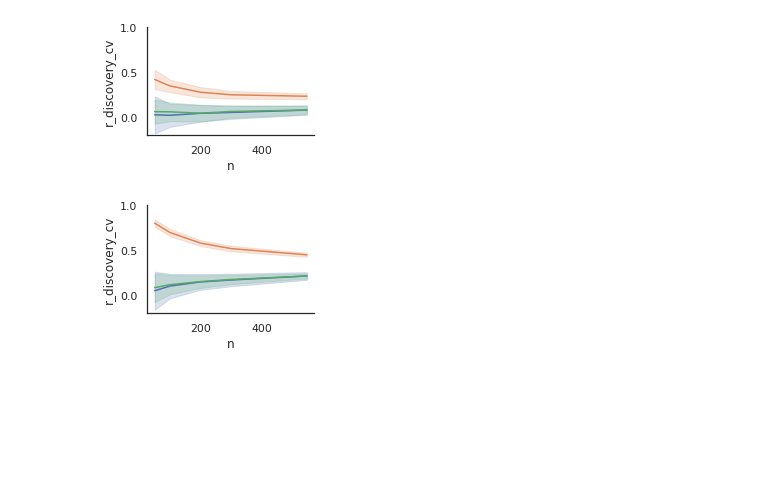
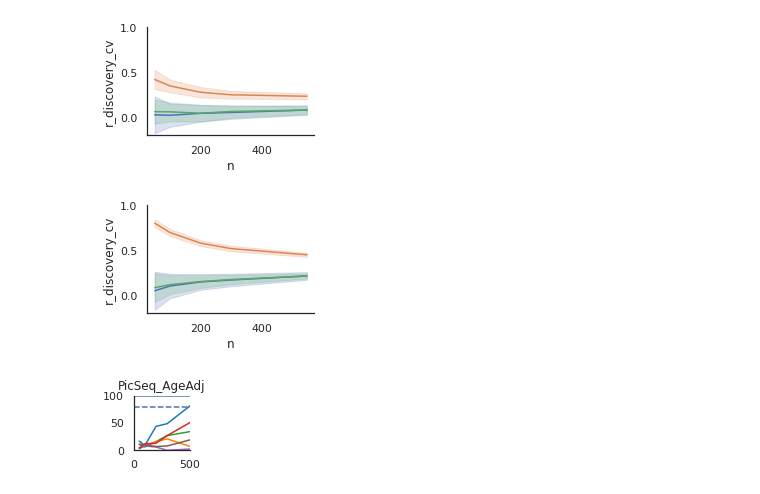
Before and after one commit to spisakt/BWAS_comment, a Jupyter notebook: plot_results_CT.ipynb, the cells around one changed output. Cells and saved outputs as stored; diff of their text form; code cells hidden in the pictures; blank space fills up the shorter version.

Commit message:
- motion analysis - figures patched

```diff
--- a/plot_results_CT.ipynb
+++ b/plot_results_CT.ipynb
@@ -311,8 +311,8 @@ sns.set_style("white")
 # Replicability of:
 feature = 'FS_CT'
 model = "Ridge"
-df = pd.read_csv('results_thck_' + model + '.csv')
-df_null = pd.read_csv('results_thck_null_' + model + '.csv')
+df = pd.read_csv('res/results_thck_' + model + '.csv')
+df_null = pd.read_csv('res/results_thck_null_' + model + '.csv')
 
 fig, axes = plt.subplots(6, sharex=True, sharey=True)
 cols = ['tab:blue', 'tab:green', 'tab:orange', 'tab:purple', 'tab:red', 'tab:cyan']
@@ -350,8 +350,8 @@ sns.set_style("whitegrid")
 # Replicability of:
 feature = 'FS_CT'
 model = "PCA_SVR"
-df = pd.read_csv('results_thck_' + model + '.csv')
-df_null = pd.read_csv('results_thck_null_' + model + '.csv')
+df = pd.read_csv('res/results_thck_' + model + '.csv')
+df_null = pd.read_csv('res/results_thck_null_' + model + '.csv')
 
 fig, axes = plt.subplots(6, sharex=True, sharey=True)
 cols = ['tab:blue', 'tab:green', 'tab:orange', 'tab:purple', 'tab:red', 'tab:cyan']
@@ -367,6 +367,8 @@ for i_target, target in enumerate(['age', 'CogTotalComp_AgeAdj', 'PMAT24_A_CR',
             r_discovery_threshold = np.quantile(tmp2_null.r_discovery_cv.dropna(), 1-alpha)
 
             power[i] = (tmp2['r_discovery_cv']>=r_discovery_threshold).sum() / len(tmp2['r_discovery_cv']) * 100
+            if n>400:
+                print(power[i])
 
     sns.lineplot(x=tmp.n.unique(), y=power, color=cols[i_target], ax=axes[i_target]).set(title=target)
     #fig.xlim((50,500))
@@ -384,8 +392,8 @@ sns.set_style("whitegrid")
 # Replicability of:
 feature = 'FS_CT'
 model = "Ridge"
-df = pd.read_csv('results_thck_' + model + '.csv')
-df_null = pd.read_csv('results_thck_null_' + model + '.csv')
+df = pd.read_csv('res/results_thck_' + model + '.csv')
+df_null = pd.read_csv('res/results_thck_null_' + model + '.csv')
 
 fig, axes = plt.subplots(6, sharex=True, sharey=True)
 cols = ['tab:blue', 'tab:green', 'tab:orange', 'tab:purple', 'tab:red', 'tab:cyan']
@@ -401,6 +409,8 @@ for i_target, target in enumerate(['age', 'CogTotalComp_AgeAdj', 'PMAT24_A_CR',
             r_discovery_threshold = np.quantile(tmp2_null.r_discovery_cv.dropna(), 1-alpha)
 
             power[i] = (tmp2['r_discovery_cv']>=r_discovery_threshold).sum() / len(tmp2['r_discovery_cv']) * 100
+            if n>400:
+                print(power[i])
 
     sns.lineplot(x=tmp.n.unique(), y=power, color=cols[i_target], ax=axes[i_target]).set(title=target)
     axes[i_target].fill_between(tmp.n.unique(), power, color=cols[i_target])
@@ -436,0 +455,43 @@ plot_learning_curve(target='CogTotalComp_AgeAdj', feature='FS_CT', df=df, fileta
+# %%
+sample_size_needed = []
+variable = []
+method = []
+# %%
+import numpy as np
+sns.set(rc={"figure.figsize":(1, 1)})
+sns.set_style("white")
+# Replicability of:
+model = "PCA_SVR"
+df = pd.read_csv('res/results_thck_' + model + '.csv')
+df_null = pd.read_csv('res/results_thck_null_' + model + '.csv')
+
+cols = ['tab:blue', 'tab:green', 'tab:orange', 'tab:purple', 'tab:red', 'tab:brown']
+for i_target, target in enumerate(['age', 'CogTotalComp_AgeAdj', 'PMAT24_A_CR', 'Flanker_AgeAdj', 'CardSort_AgeAdj', 'PicSeq_AgeAdj']):
+    tmp = df.loc[(df.target==target)]
+    tmp_null = df_null.loc[(df_null.target==target)]
+
+    alpha=0.05
+    power = np.zeros(len(tmp.n.unique()))
+    n_req = 600
+    for i, n in enumerate(tmp.n.unique()):
+            tmp2 = tmp[tmp.n == n]
+            tmp2_null = tmp_null[tmp_null.n == n]
+            r_discovery_threshold = np.quantile(tmp2_null.r_discovery_cv.dropna(), 1-alpha)
+
+            power[i] = (tmp2['r_discovery_cv']>=r_discovery_threshold).sum() / len(tmp2['r_discovery_cv']) * 100
+            if power[i] >= 80 and n_req == 600:
+                n_req = n
+
+    sample_size_needed.append(n_req)
+    variable.append(target)
+    method.append(feature + '_' + model)
+
+    sns.lineplot(x=tmp.n.unique(), y=power, color=cols[i_target]).set(title=target)
+sns.despine()
+plt.axhline(80, linestyle = 'dashed')
+plt.axhline(100)
+plt.xlim(0,500)
+plt.ylim(0,100)
+plt.savefig('fig/power_CT_' + feature + '_' + model + '.pdf')
+# %% [output]
+[figure, added]
```
Also changed, not shown: parts of 28 cells of this notebook, 47 other files.
